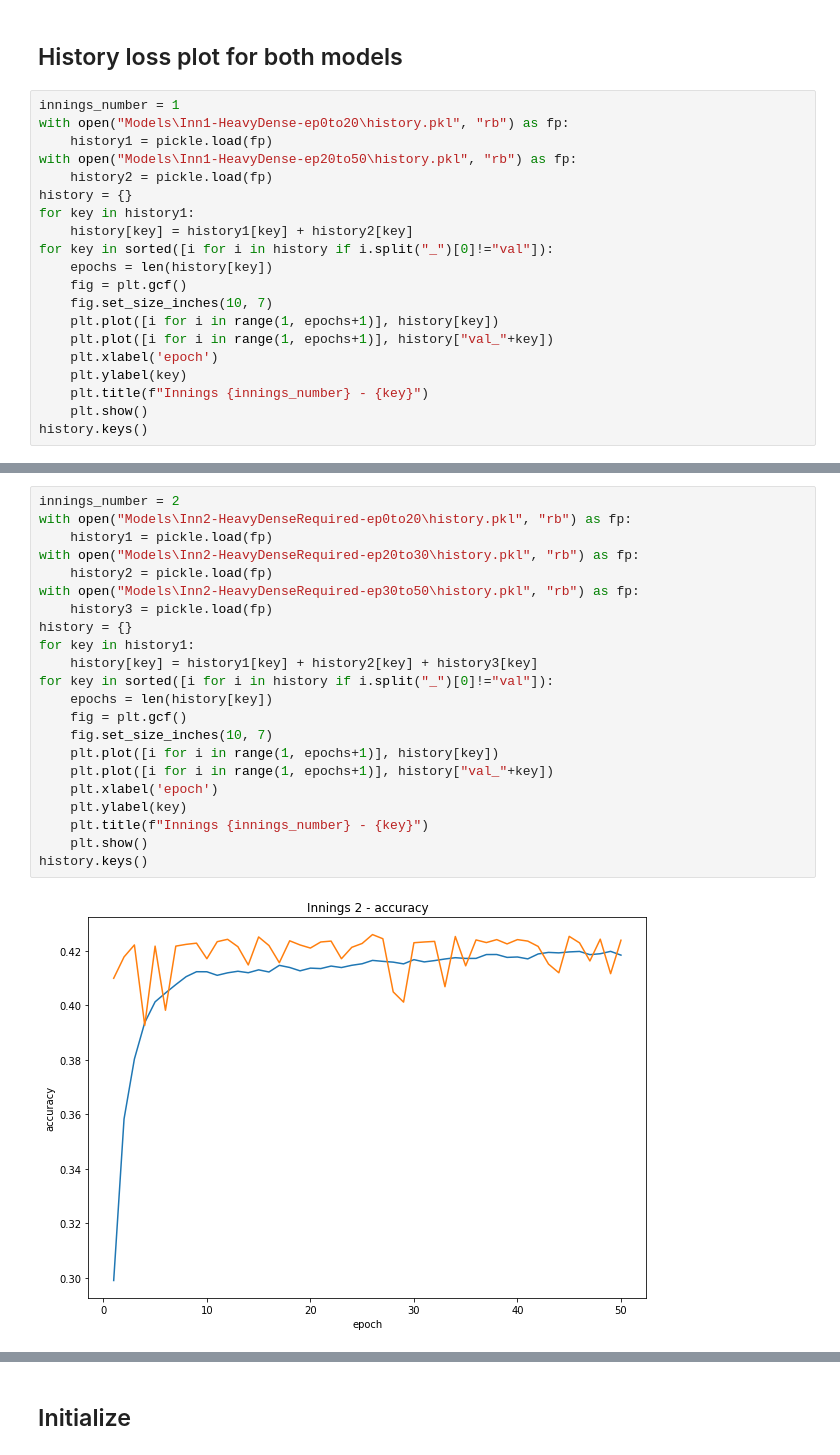
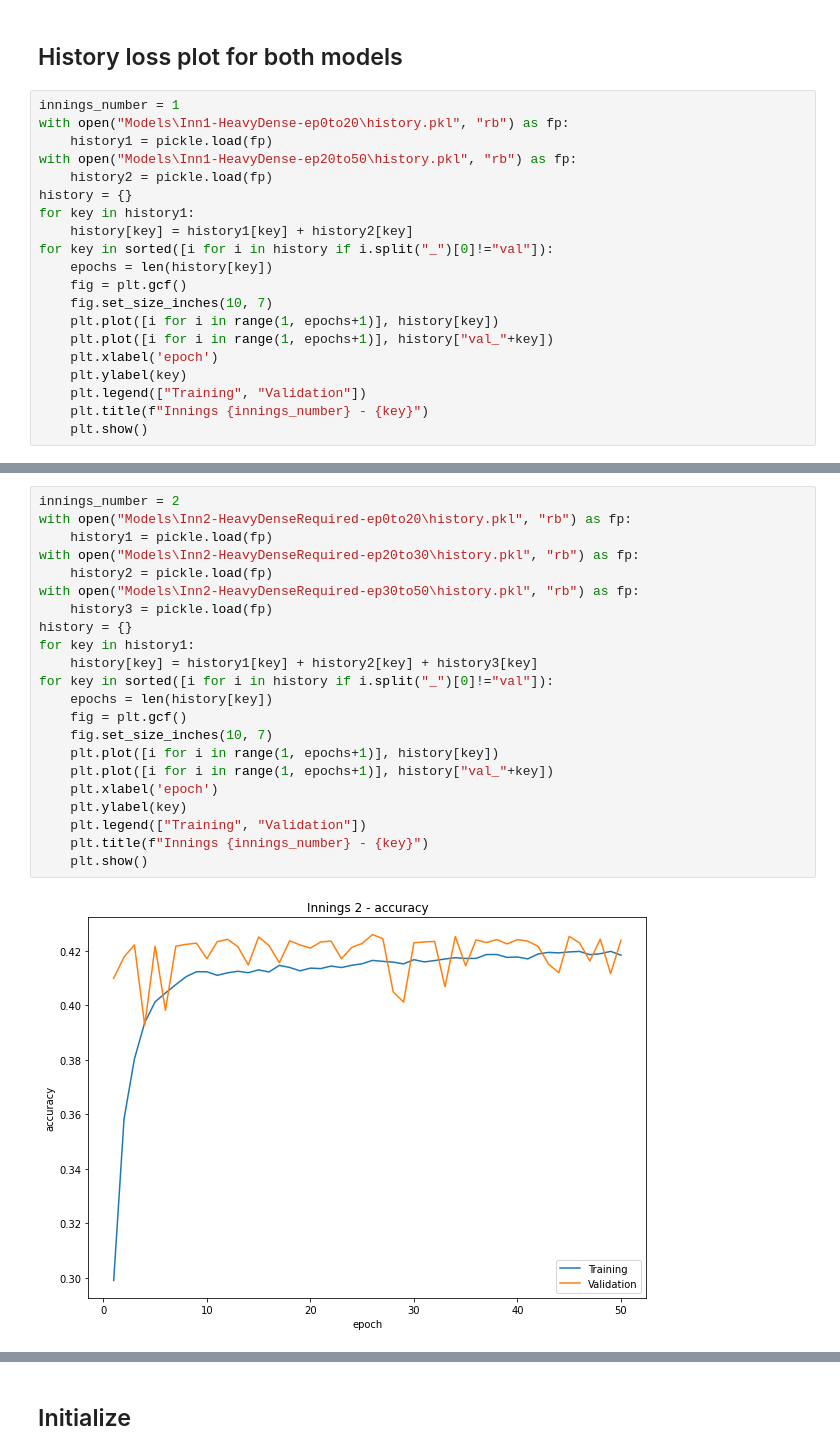
Before and after one commit to AravindM2803/IPL-Simulator, a Jupyter notebook: iplsim-dense/Evaluate.ipynb, the cells around one changed output, grey strips where cells are left out. Saved outputs shown, nothing was run; the diff lists cells and outputs as text.

```diff
--- a/iplsim-dense/Evaluate.ipynb
+++ b/iplsim-dense/Evaluate.ipynb
@@ -31,7 +31,7 @@ for key in sorted([i for i in history if i.split("_")[0]!="val"]):
     plt.plot([i for i in range(1, epochs+1)], history["val_"+key])
     plt.xlabel('epoch')
     plt.ylabel(key)
+    plt.legend(["Training", "Validation"])
     plt.title(f"Innings {innings_number} - {key}")
     plt.show()
-history.keys()
 # %% [output]
@@ -41,24 +40,24 @@ dict_keys(['loss', 'accuracy', 'val_loss', 'val_accuracy'])
 # %%
 innings_number = 2
 with open("Models\Inn2-HeavyDenseRequired-ep0to20\history.pkl", "rb") as fp:
     history1 = pickle.load(fp)
 with open("Models\Inn2-HeavyDenseRequired-ep20to30\history.pkl", "rb") as fp:
     history2 = pickle.load(fp)
 with open("Models\Inn2-HeavyDenseRequired-ep30to50\history.pkl", "rb") as fp:
     history3 = pickle.load(fp)
 history = {}
 for key in history1:
     history[key] = history1[key] + history2[key] + history3[key]
 for key in sorted([i for i in history if i.split("_")[0]!="val"]):
     epochs = len(history[key])
     fig = plt.gcf()
     fig.set_size_inches(10, 7)
     plt.plot([i for i in range(1, epochs+1)], history[key])
     plt.plot([i for i in range(1, epochs+1)], history["val_"+key])
     plt.xlabel('epoch')
     plt.ylabel(key)
+    plt.legend(["Training", "Validation"])
     plt.title(f"Innings {innings_number} - {key}")
     plt.show()
-history.keys()
 # %% [output]
-[figure, old version]
+[figure, new version]
```
Also changed, not shown: parts of 12 cells of this notebook, 1 other file.
